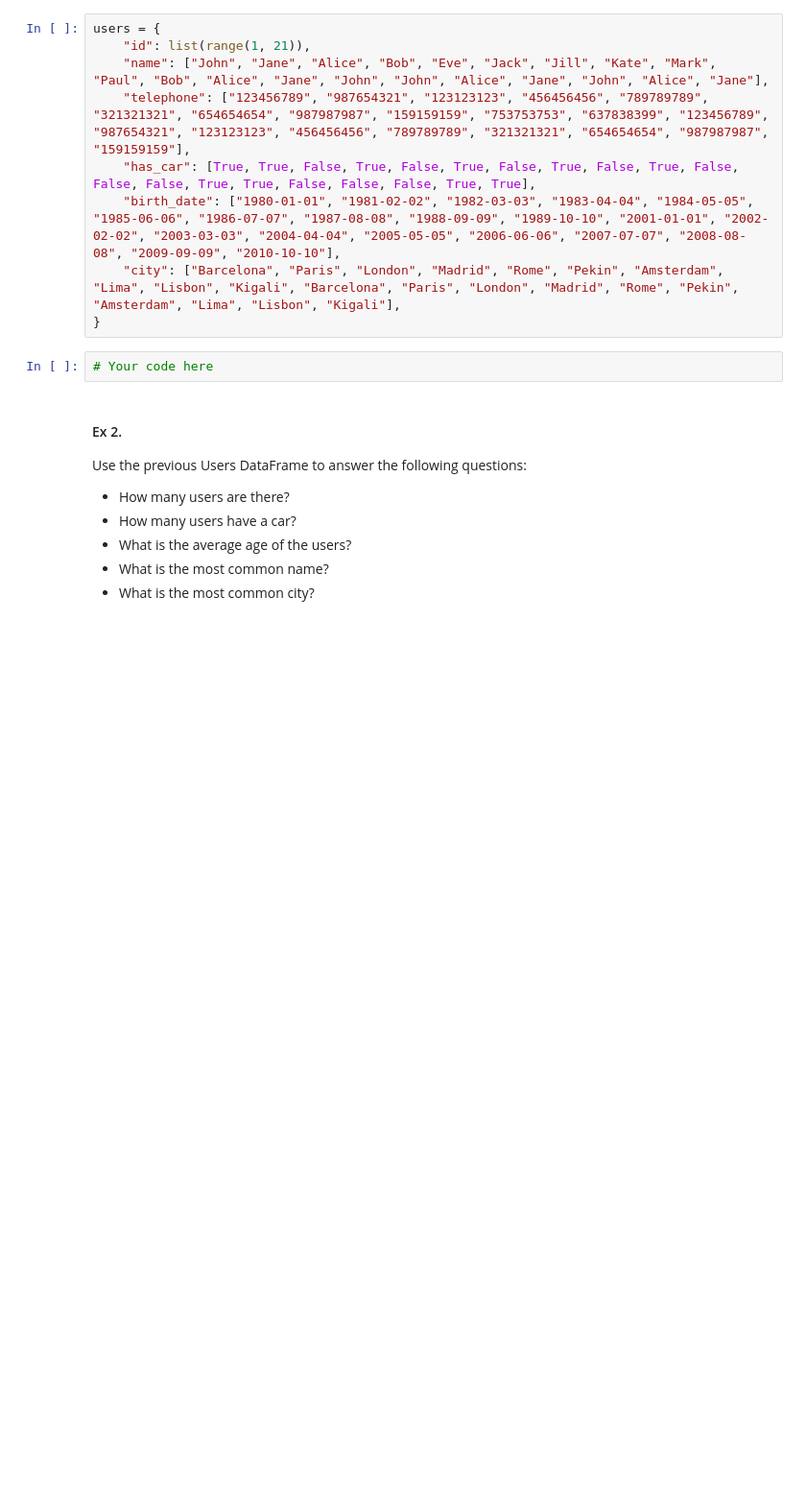
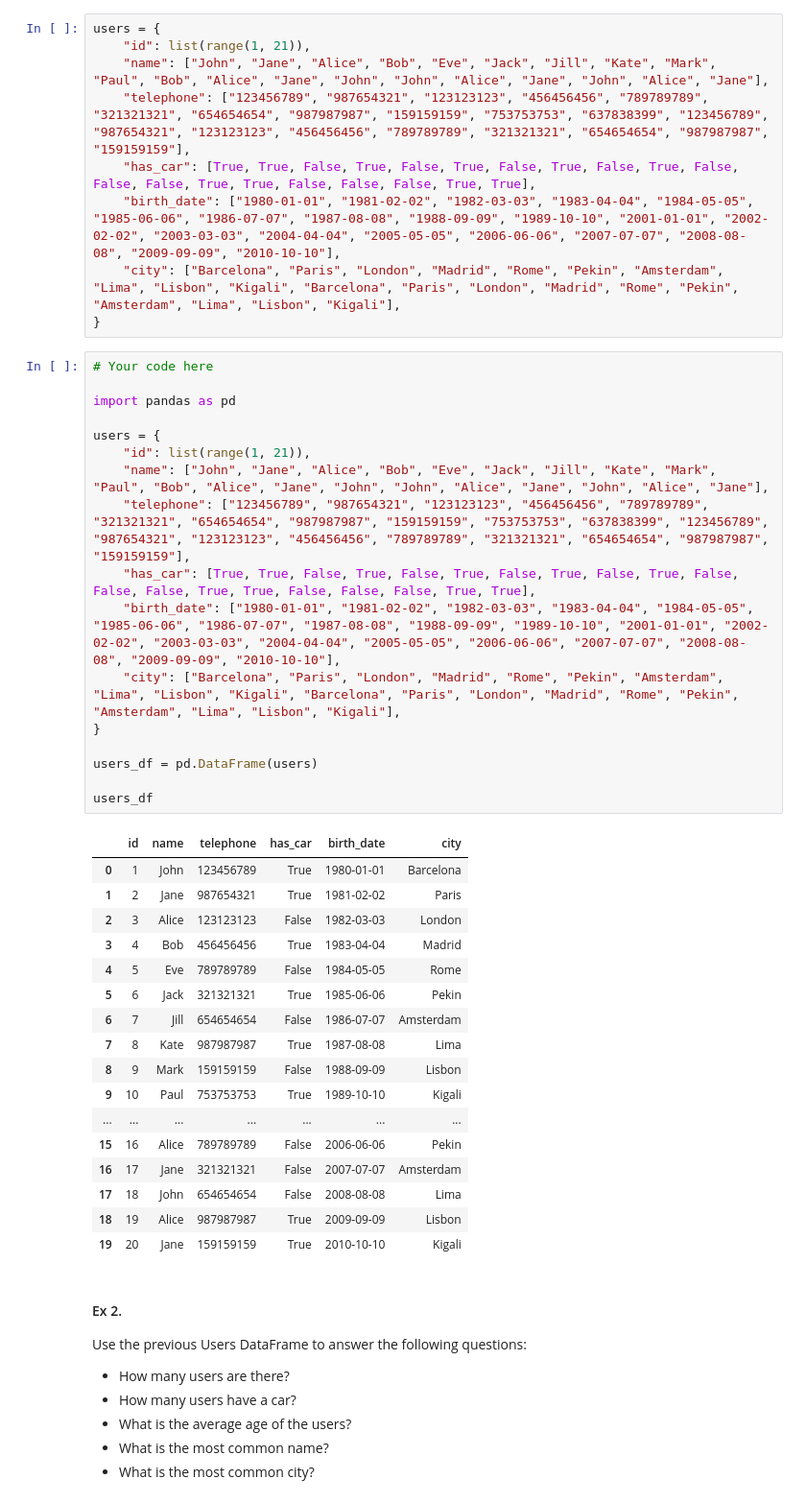
Before and after one commit to DrSteveChang/IPLD_EAE_2nd-Assignment-, a Jupyter notebook: ipld_day08.ipynb, the cells around one changed output. Shown at 96% size. Cells and saved outputs as stored; diff of their text form; blank space fills up the shorter version.

```diff
--- a/ipld_day08.ipynb
+++ b/ipld_day08.ipynb
@@ -821,8 +861,41 @@ users = {
     "birth_date": ["1980-01-01", "1981-02-02", "1982-03-03", "1983-04-04", "1984-05-05", "1985-06-06", "1986-07-07", "1987-08-08", "1988-09-09", "1989-10-10", "2001-01-01", "2002-02-02", "2003-03-03", "2004-04-04", "2005-05-05", "2006-06-06", "2007-07-07", "2008-08-08", "2009-09-09", "2010-10-10"],
     "city": ["Barcelona", "Paris", "London", "Madrid", "Rome", "Pekin", "Amsterdam", "Lima", "Lisbon", "Kigali", "Barcelona", "Paris", "London", "Madrid", "Rome", "Pekin", "Amsterdam", "Lima", "Lisbon", "Kigali"],
 }
-# %%
-# Your code here
+# %%
+# Your code here
+
+import pandas as pd
+
+users = {
+    "id": list(range(1, 21)),
+    "name": ["John", "Jane", "Alice", "Bob", "Eve", "Jack", "Jill", "Kate", "Mark", "Paul", "Bob", "Alice", "Jane", "John", "John", "Alice", "Jane", "John", "Alice", "Jane"],
+    "telephone": ["123456789", "987654321", "123123123", "456456456", "789789789", "321321321", "654654654", "987987987", "159159159", "753753753", "637838399", "123456789", "987654321", "123123123", "456456456", "789789789", "321321321", "654654654", "987987987", "159159159"],
+    "has_car": [True, True, False, True, False, True, False, True, False, True, False, False, False, True, True, False, False, False, True, True],
+    "birth_date": ["1980-01-01", "1981-02-02", "1982-03-03", "1983-04-04", "1984-05-05", "1985-06-06", "1986-07-07", "1987-08-08", "1988-09-09", "1989-10-10", "2001-01-01", "2002-02-02", "2003-03-03", "2004-04-04", "2005-05-05", "2006-06-06", "2007-07-07", "2008-08-08", "2009-09-09", "2010-10-10"],
+    "city": ["Barcelona", "Paris", "London", "Madrid", "Rome", "Pekin", "Amsterdam", "Lima", "Lisbon", "Kigali", "Barcelona", "Paris", "London", "Madrid", "Rome", "Pekin", "Amsterdam", "Lima", "Lisbon", "Kigali"],
+}
+
+users_df = pd.DataFrame(users)
+
+users_df
+# %% [output]
+|  | id | name | telephone | has_car | birth_date | city |
+| 0 | 1 | John | 123456789 | True | 1980-01-01 | Barcelona |
+| 1 | 2 | Jane | 987654321 | True | 1981-02-02 | Paris |
+| 2 | 3 | Alice | 123123123 | False | 1982-03-03 | London |
+| 3 | 4 | Bob | 456456456 | True | 1983-04-04 | Madrid |
+| 4 | 5 | Eve | 789789789 | False | 1984-05-05 | Rome |
+| 5 | 6 | Jack | 321321321 | True | 1985-06-06 | Pekin |
+| 6 | 7 | Jill | 654654654 | False | 1986-07-07 | Amsterdam |
+| 7 | 8 | Kate | 987987987 | True | 1987-08-08 | Lima |
+| 8 | 9 | Mark | 159159159 | False | 1988-09-09 | Lisbon |
+| 9 | 10 | Paul | 753753753 | True | 1989-10-10 | Kigali |
+| ... | ... | ... | ... | ... | ... | ... |
+| 15 | 16 | Alice | 789789789 | False | 2006-06-06 | Pekin |
+| 16 | 17 | Jane | 321321321 | False | 2007-07-07 | Amsterdam |
+| 17 | 18 | John | 654654654 | False | 2008-08-08 | Lima |
+| 18 | 19 | Alice | 987987987 | True | 2009-09-09 | Lisbon |
+| 19 | 20 | Jane | 159159159 | True | 2010-10-10 | Kigali |
 # %% [markdown]
 #### Ex 2.
 
```
Also changed, not shown: parts of 13 cells of this notebook, 5 other files.
